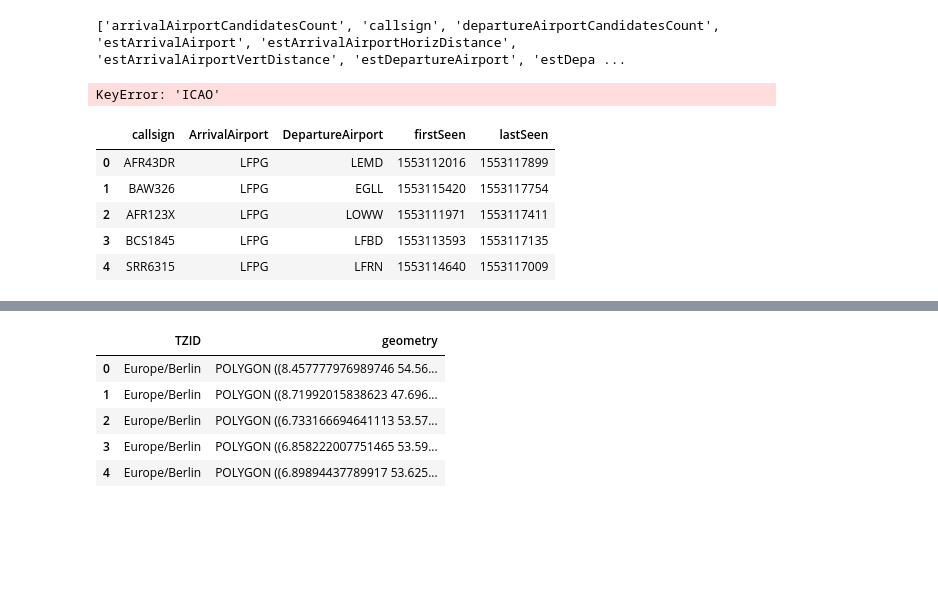
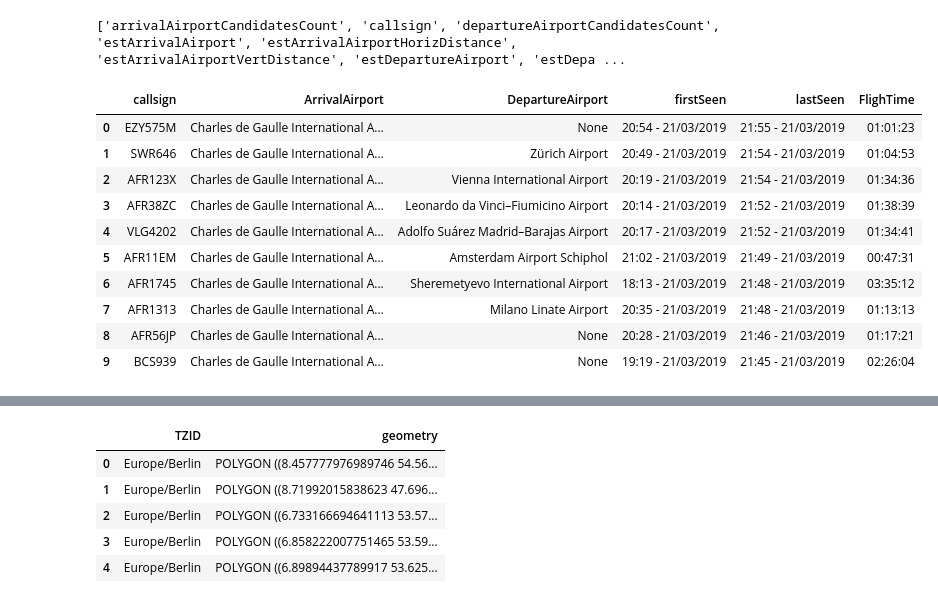
Before and after one commit to Rhizome23/aircraft-project, a Jupyter notebook: LastPlane.ipynb, the cells around one changed output, grey strips where cells are left out. Cells and saved outputs as stored; diff of their text form; code cells hidden in the pictures; blank space fills up the shorter version.

```diff
--- a/LastPlane.ipynb
+++ b/LastPlane.ipynb
@@ -22,6 +22,6 @@ df.head()
 | 4 | 5 | Port Moresby Jacksons Internation... | Port Moresby | Papua New Guinea | POM | AYPY | -9.443380 | 147.220001 | 146 | 10 | U | ... |
 # %%
 airport = df.loc[:,1:5]
-airport.columns=['Name','City','Country','ICAO','IATA']
+airport.columns=['Name','City','Country','IATA','ICAO']
 airport.head()
 # %% [output]
@@ -44,10 +48,9 @@ Maintenant que nous avons le code de l'aéroport pour Charles de Gaulle LFPG, pr
 # %%
 import time
-from datetime import datetime
+from datetime import datetime, timedelta
 tnow = int(time.time())-3600*24  # t now à j-1
 print(tnow)
-print(time.ctime(tnow))
-t0 = tnow-3600*5
-print(t0)
-print(datetime.fromtimestamp(t0).strftime("%A %d %B %Y %H:%M:%S"))
+print(datetime.fromtimestamp(tnow).strftime("%d/%m/%Y %H:%M"))
+t0 = tnow-3600*6
+print(datetime.fromtimestamp(t0).strftime("%d/%m/%Y %H:%M"))
 # %% [output]
@@ -64,28 +67,32 @@ dataframe1.head()
 print( list(dataframe1.columns.values))
 # %% [output]
 ['arrivalAirportCandidatesCount', 'callsign', 'departureAirportCandidatesCount', 'estArrivalAirport', 'estArrivalAirportHorizDistance', 'estArrivalAirportVertDistance', 'estDepartureAirport', 'estDepa ...
+# %%
+df_arrivals = dataframe1.loc[:,['callsign',"estArrivalAirport","estDepartureAirport","firstSeen","lastSeen"]]
+df_arrivals= df_arrivals.rename(columns ={'estArrivalAirport':'ArrivalAirport','estDepartureAirport':'DepartureAirport'})
+s = airport.set_index('ICAO')['Name']
+df_arrivals["DepartureAirport"] = df_arrivals["DepartureAirport"].replace(s)
+df_arrivals["ArrivalAirport"] = df_arrivals["ArrivalAirport"].replace(s)
+df_arrivals['FlighTimeSec'] = df_arrivals['lastSeen']- df_arrivals['firstSeen']
+df_arrivals['FlighTime'] = df_arrivals['FlighTimeSec'].apply(lambda x: timedelta(seconds=x))
+df_arrivals = df_arrivals.drop('FlighTimeSec', 1)
 # %%
-df_arrivals = dataframe1.loc[:,['callsign',"estArrivalAirport","estDepartureAirport","firstSeen","lastSeen"]]
-df_arrivals= df_arrivals.rename(columns ={'estArrivalAirport':'ArrivalAirport','estDepartureAirport':'DepartureAirport'})
-#df_arrivals['FlighTime'] = df_arrivals['lastSeen']- df_arrivals['firstSeen']
-#df_arrivals['FlighTimeH'] = df_arrivals['FlighTime'].apply(lambda x: (x/3600)%60)
-#df_arrivals['firstSeen'] = df_arrivals['firstSeen'].apply(lambda x: datetime.fromtimestamp(x).strftime("%H:%M - %d %B %Y "))
-#df_arrivals['lastSeen'] = df_arrivals['lastSeen'].apply(lambda x: datetime.fromtimestamp(x).strftime("%H:%M %d %B %Y "))
-sap = airport.set_index('ICAO')['Name']
-print(sap)
-df_arrivals["DepartureAirport"] = df_arrivals["DepartureAirport"].replace("sap")
-df_arrivals["ArrivalAirport"] = df_arrivals["ArrivalAirport"].replace(sap)
+df_arrivals['firstSeen'] = df_arrivals['firstSeen'].apply(lambda x: datetime.fromtimestamp(x).strftime("%H:%M - %d/%m/%Y"))
+df_arrivals['lastSeen'] = df_arrivals['lastSeen'].apply(lambda x: datetime.fromtimestamp(x).strftime("%H:%M - %d/%m/%Y"))
-# %% [output]
-KeyError: 'ICAO'
 # %%
-df_arrivals.head()
+df_arrivals.head(10)
 # %% [output]
-|  | callsign | ArrivalAirport | DepartureAirport | firstSeen | lastSeen |
-| 0 | AFR43DR | LFPG | LEMD | 1553112016 | 1553117899 |
-| 1 | BAW326 | LFPG | EGLL | 1553115420 | 1553117754 |
-| 2 | AFR123X | LFPG | LOWW | 1553111971 | 1553117411 |
-| 3 | BCS1845 | LFPG | LFBD | 1553113593 | 1553117135 |
-| 4 | SRR6315 | LFPG | LFRN | 1553114640 | 1553117009 |
+|  | callsign | ArrivalAirport | DepartureAirport | firstSeen | lastSeen | FlighTime |
+| 0 | EZY575M | Charles de Gaulle International A... | None | 20:54 - 21/03/2019 | 21:55 - 21/03/2019 | 01:01:23 |
+| 1 | SWR646 | Charles de Gaulle International A... | Zürich Airport | 20:49 - 21/03/2019 | 21:54 - 21/03/2019 | 01:04:53 |
+| 2 | AFR123X | Charles de Gaulle International A... | Vienna International Airport | 20:19 - 21/03/2019 | 21:54 - 21/03/2019 | 01:34:36 |
+| 3 | AFR38ZC | Charles de Gaulle International A... | Leonardo da Vinci–Fiumicino Airport | 20:14 - 21/03/2019 | 21:52 - 21/03/2019 | 01:38:39 |
+| 4 | VLG4202 | Charles de Gaulle International A... | Adolfo Suárez Madrid–Barajas Airport | 20:17 - 21/03/2019 | 21:52 - 21/03/2019 | 01:34:41 |
+| 5 | AFR11EM | Charles de Gaulle International A... | Amsterdam Airport Schiphol | 21:02 - 21/03/2019 | 21:49 - 21/03/2019 | 00:47:31 |
+| 6 | AFR1745 | Charles de Gaulle International A... | Sheremetyevo International Airport | 18:13 - 21/03/2019 | 21:48 - 21/03/2019 | 03:35:12 |
+| 7 | AFR1313 | Charles de Gaulle International A... | Milano Linate Airport | 20:35 - 21/03/2019 | 21:48 - 21/03/2019 | 01:13:13 |
+| 8 | AFR56JP | Charles de Gaulle International A... | None | 20:28 - 21/03/2019 | 21:46 - 21/03/2019 | 01:17:21 |
+| 9 | BCS939 | Charles de Gaulle International A... | None | 19:19 - 21/03/2019 | 21:45 - 21/03/2019 | 02:26:04 |
 # %%
 #bboxFrance= [min_latitude, max_latitude, min_longitude, max_latitude]
 bboxFrance= [41, 52, -5.5, 10]
```
Also changed, not shown: parts of 13 cells of this notebook.
